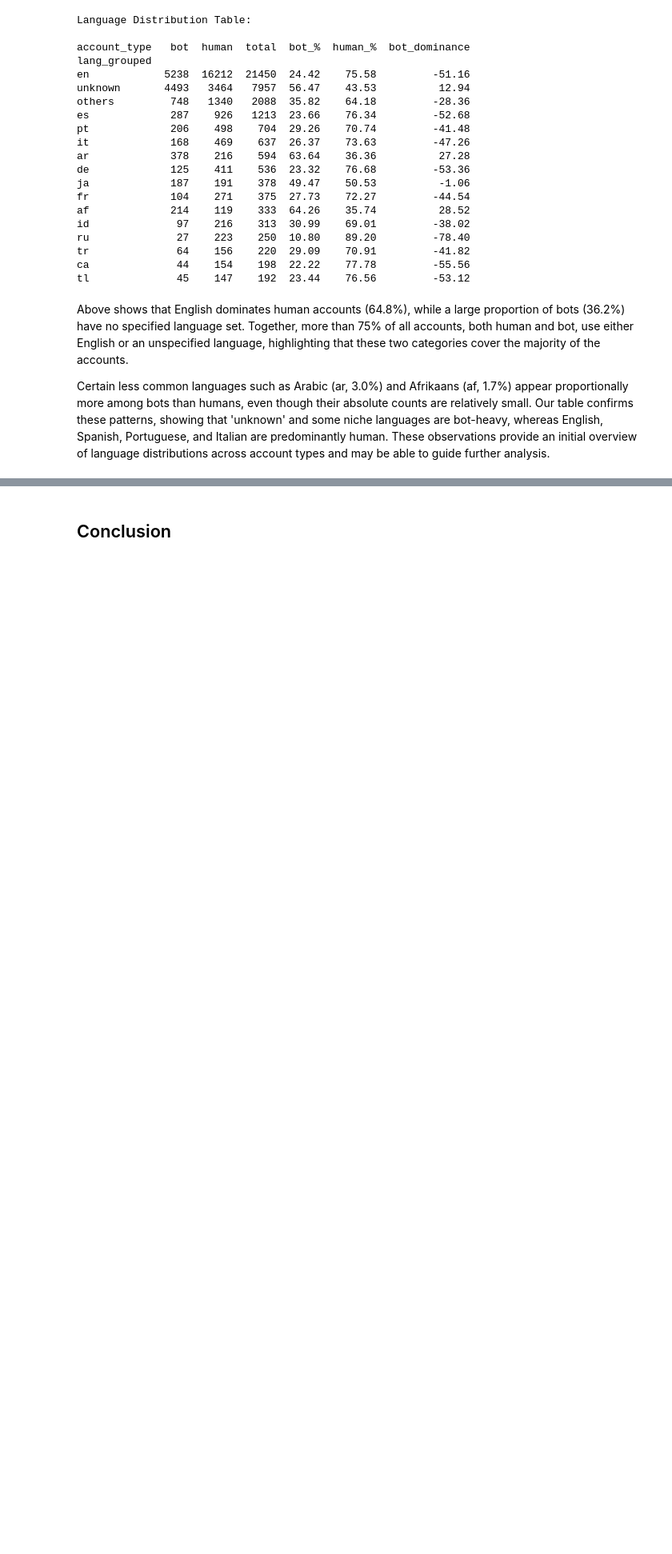
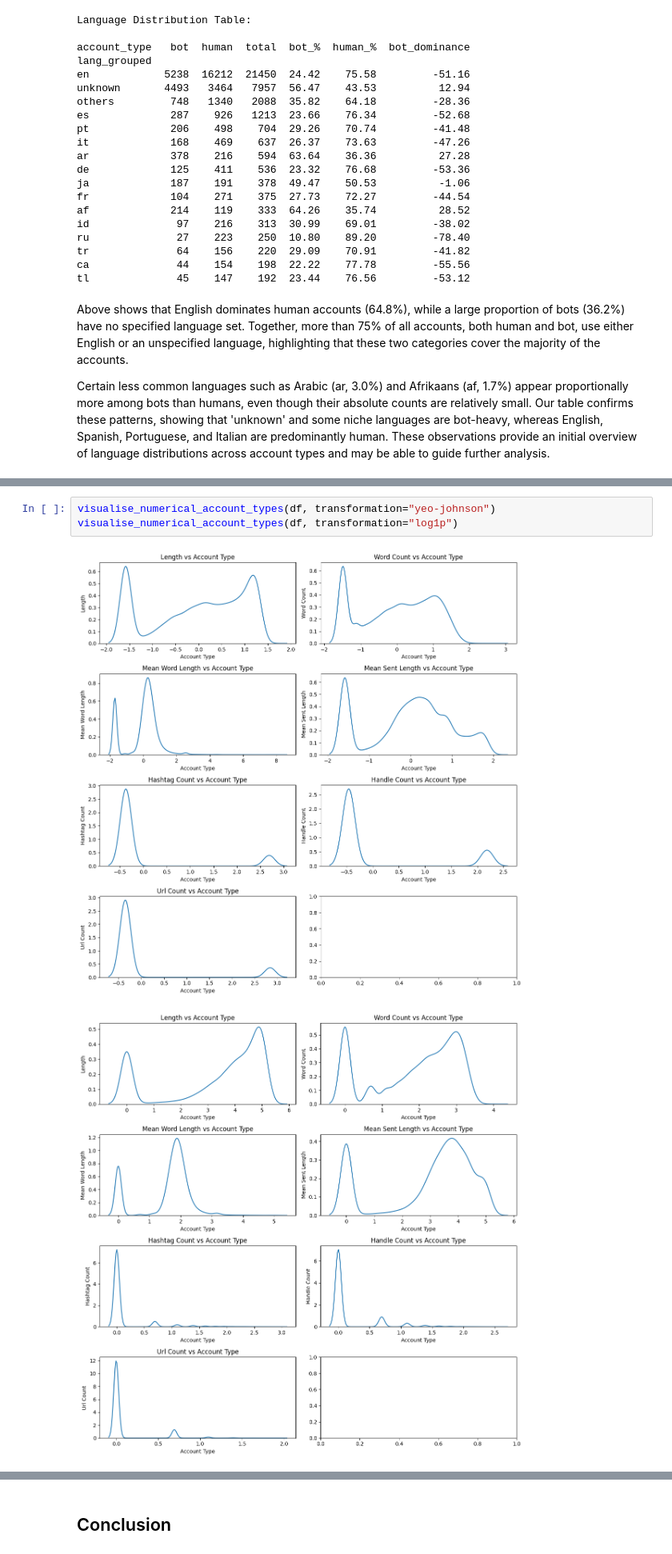
Before and after one commit to celneo7/DSA4263-Project-Twitter-Bots, a Jupyter notebook: notebooks/data_exploration.ipynb, the cells around one changed output, grey strips where cells are left out. Shown at 80% size. Cells and saved outputs as stored; diff of their text form; blank space fills up the shorter version.

```diff
--- a/notebooks/data_exploration.ipynb
+++ b/notebooks/data_exploration.ipynb
@@ -572,0 +677,6 @@ Certain less common languages such as Arabic (ar, 3.0%) and Afrikaans (af, 1.7%)
+# %%
+visualise_numerical_account_types(df, transformation="yeo-johnson")
+visualise_numerical_account_types(df, transformation="log1p")
+# %% [output]
+[figure, added]
+[figure, added]
```
Also changed, not shown: parts of 19 cells of this notebook.
